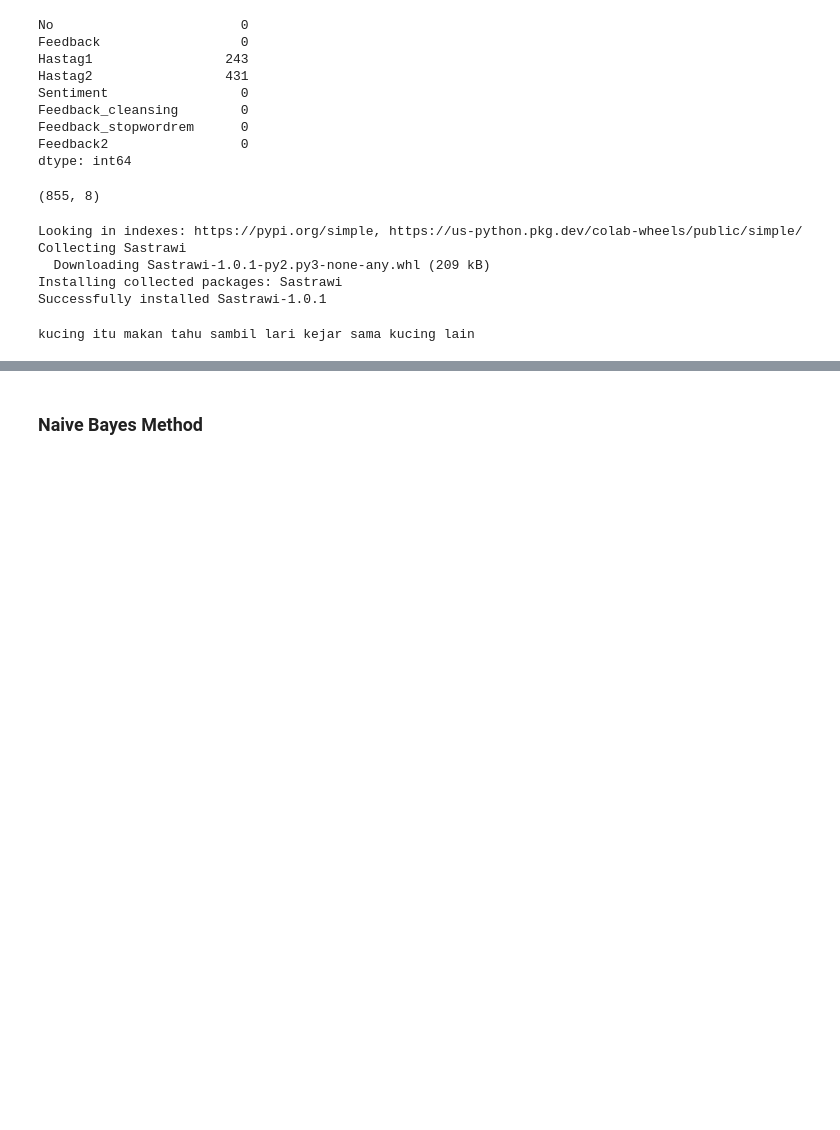
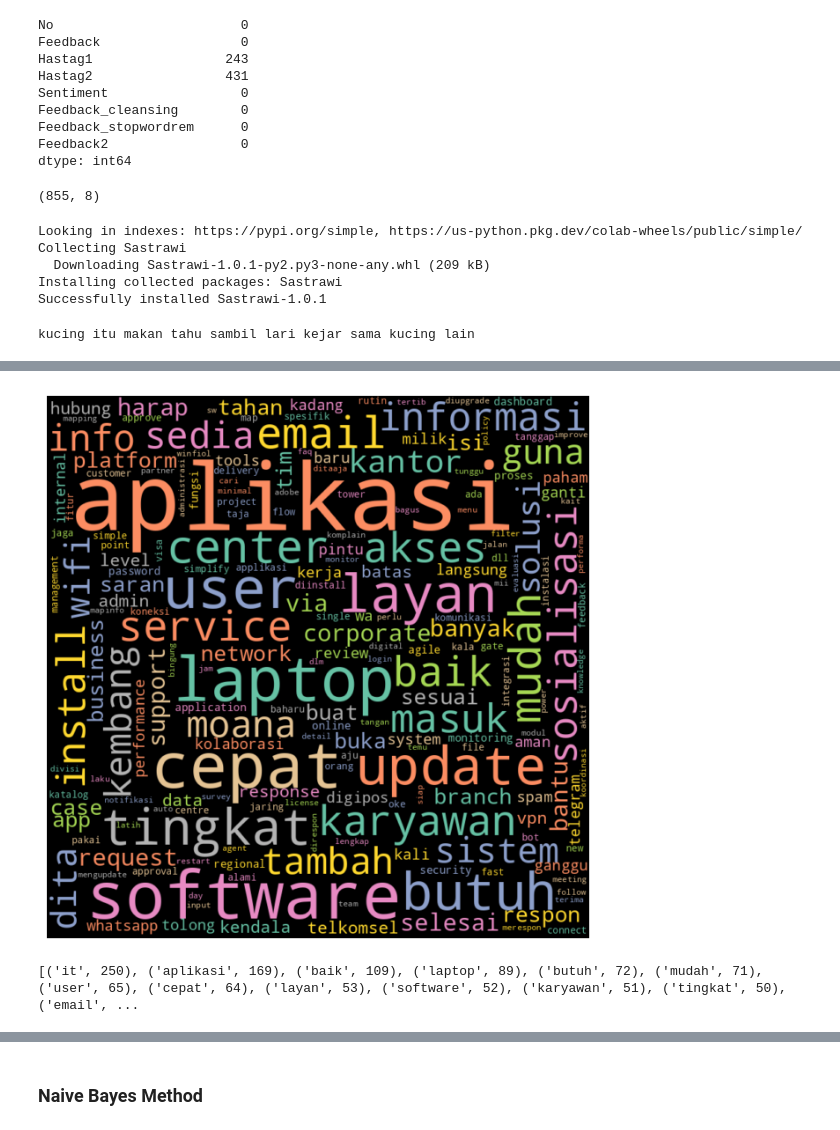
Before and after one commit to khaeraniazi/khaerani, a Jupyter notebook: Final_Project.ipynb, the cells around one changed output, grey strips where cells are left out. Cells and saved outputs as stored; diff of their text form; code cells hidden in the pictures; blank space fills up the shorter version.

```diff
--- a/Final_Project.ipynb
+++ b/Final_Project.ipynb
@@ -435,0 +477,23 @@ df.head()
+# %%
+# NEUTRAL
+train_s0 = df['FinalFeed'].loc[df['Sentiment']=='Neutral']
+all_text_s0 = ' '.join(word for word in train_s0)
+wordcloud = WordCloud(width=800, height=800, collocations=False, background_color='black',colormap='Set2').generate(all_text_s0)
+plt.figure(figsize=(12,8))
+plt.imshow(wordcloud, interpolation='bilinear')
+plt.axis("off")
+plt.margins(x=0, y=0)
+plt.show()
+# %% [output]
+[figure, added]
+# %%
+col_list = df.FinalFeed.values.tolist()
+# col_list
+values = ','.join(str(v) for v in col_list)
+values = remove_punctuation(values)
+# values
+tokens = nltk.tokenize.word_tokenize(values)
+kemunculan2 = nltk.FreqDist(tokens)
+print(kemunculan2.most_common())
+# %% [output]
+[('it', 250), ('aplikasi', 169), ('baik', 109), ('laptop', 89), ('butuh', 72), ('mudah', 71), ('user', 65), ('cepat', 64), ('layan', 53), ('software', 52), ('karyawan', 51), ('tingkat', 50), ('email', ...
```
Also changed, not shown: parts of 17 cells of this notebook.
